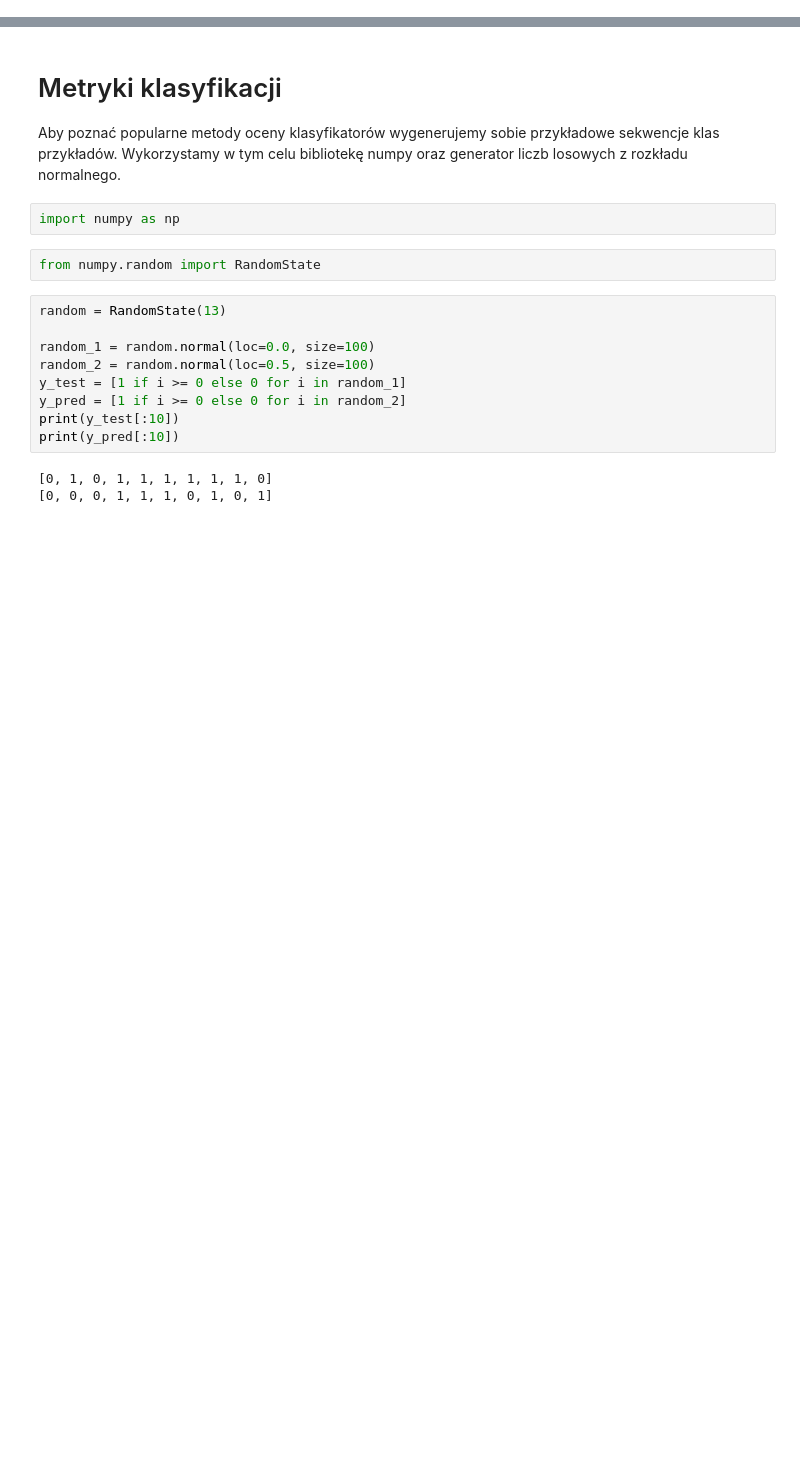
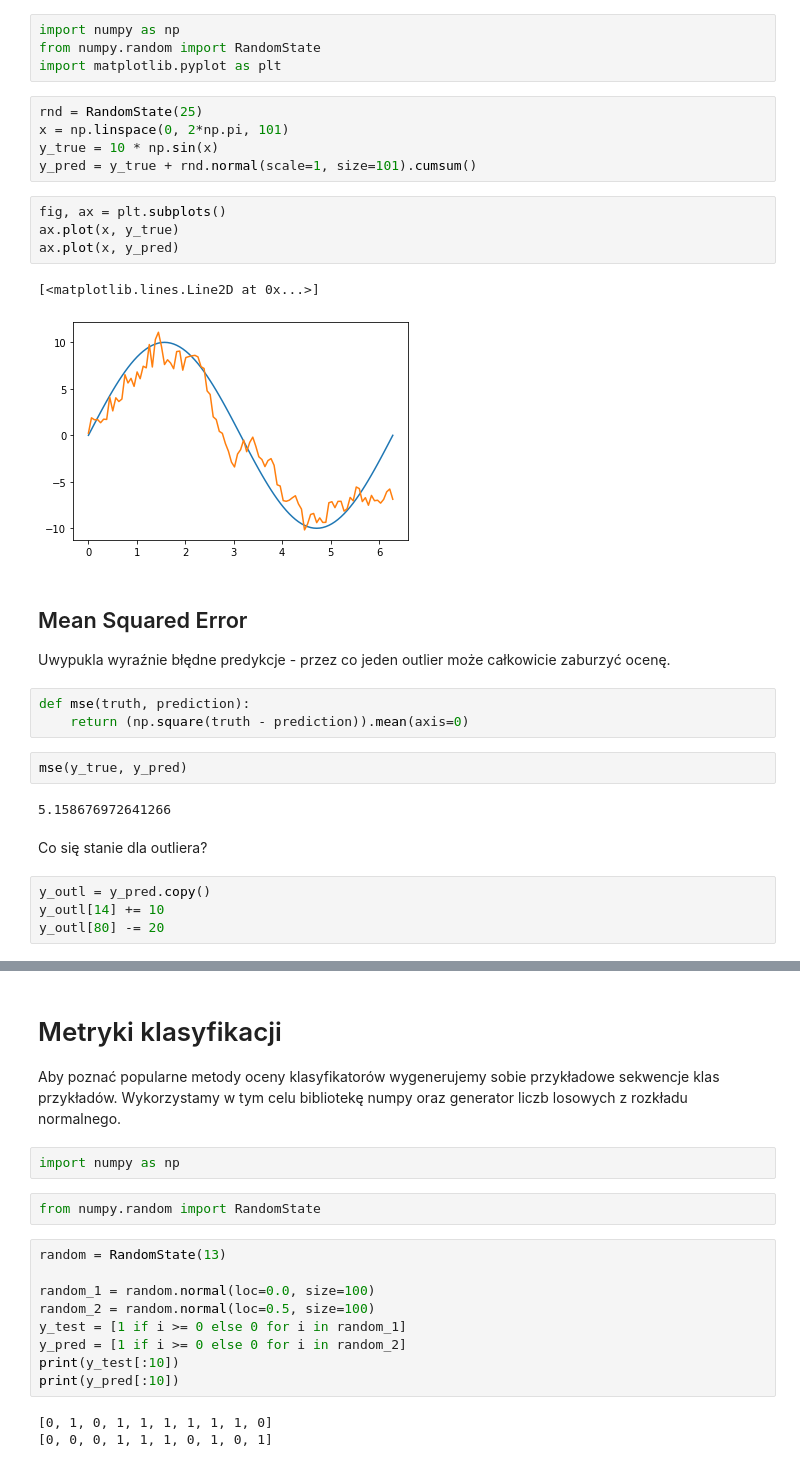
Before and after one commit to xenteros/data-science-training, a Jupyter notebook: Metrics.ipynb, the cells around one changed output, grey strips where cells are left out. Cells and saved outputs as stored; diff of their text form; blank space fills up the shorter version.

```diff
--- a/Metrics.ipynb
+++ b/Metrics.ipynb
@@ -0,0 +5,33 @@
+# %%
+import numpy as np
+from numpy.random import RandomState
+import matplotlib.pyplot as plt
+# %%
+rnd = RandomState(25)
+x = np.linspace(0, 2*np.pi, 101)
+y_true = 10 * np.sin(x)
+y_pred = y_true + rnd.normal(scale=1, size=101).cumsum()
+# %%
+fig, ax = plt.subplots()
+ax.plot(x, y_true)
+ax.plot(x, y_pred)
+# %% [output]
+[<matplotlib.lines.Line2D at 0x...>]
+[figure, added]
+# %% [markdown]
+## Mean Squared Error
+
+Uwypukla wyraźnie błędne predykcje - przez co jeden outlier może całkowicie zaburzyć ocenę.
+# %%
+def mse(truth, prediction):
+    return (np.square(truth - prediction)).mean(axis=0)
+# %%
+mse(y_true, y_pred)
+# %% [output]
+5.158676972641266
+# %% [markdown]
+Co się stanie dla outliera?
+# %%
+y_outl = y_pred.copy()
+y_outl[14] += 10
+y_outl[80] -= 20
```
Also changed, not shown: parts of 20 cells of this notebook.
